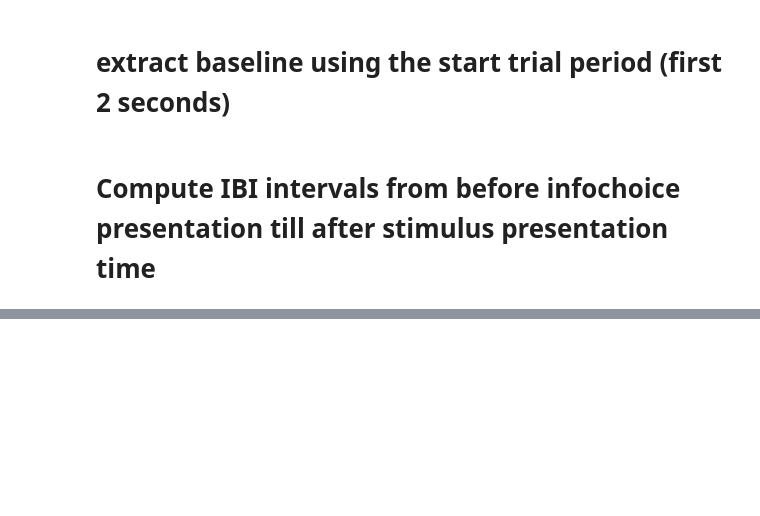
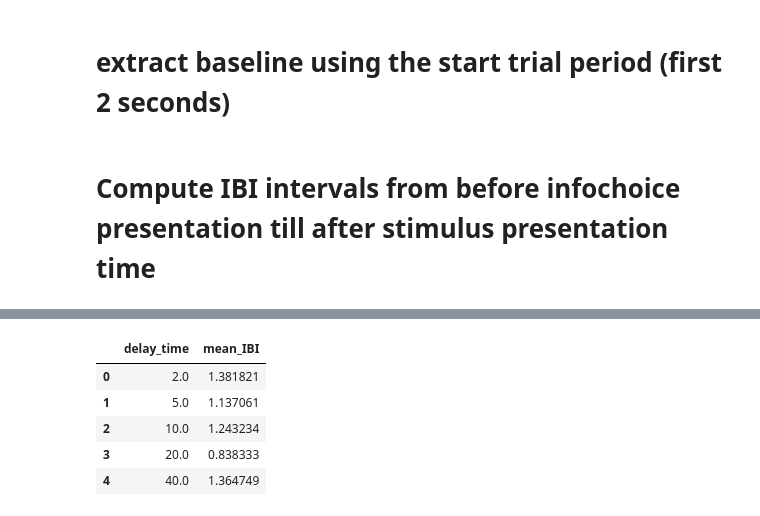
Before and after one commit to stelladongjz/Anticip_EKG_Analysis, a Jupyter notebook: Stella_AvAnt2025_AnalysisEKG_fromPreproc.ipynb, the cells around one changed output, grey strips where cells are left out. Drawn from its saved outputs; the diff is of its cells as text; code cells hidden in the pictures; blank space fills up the shorter version.

```diff
--- a/Stella_AvAnt2025_AnalysisEKG_fromPreproc.ipynb
+++ b/Stella_AvAnt2025_AnalysisEKG_fromPreproc.ipynb
@@ -958,0 +432,9 @@ range(-2, 53, 2)
+# %%
+avg_stimInfo_scream
+# %% [output]
+|  | delay_time | mean_IBI |
+| 0 | 2.0 | 1.381821 |
+| 1 | 5.0 | 1.137061 |
+| 2 | 10.0 | 1.243234 |
+| 3 | 20.0 | 0.838333 |
+| 4 | 40.0 | 1.364749 |
```
Also changed, not shown: parts of 48 cells of this notebook.
